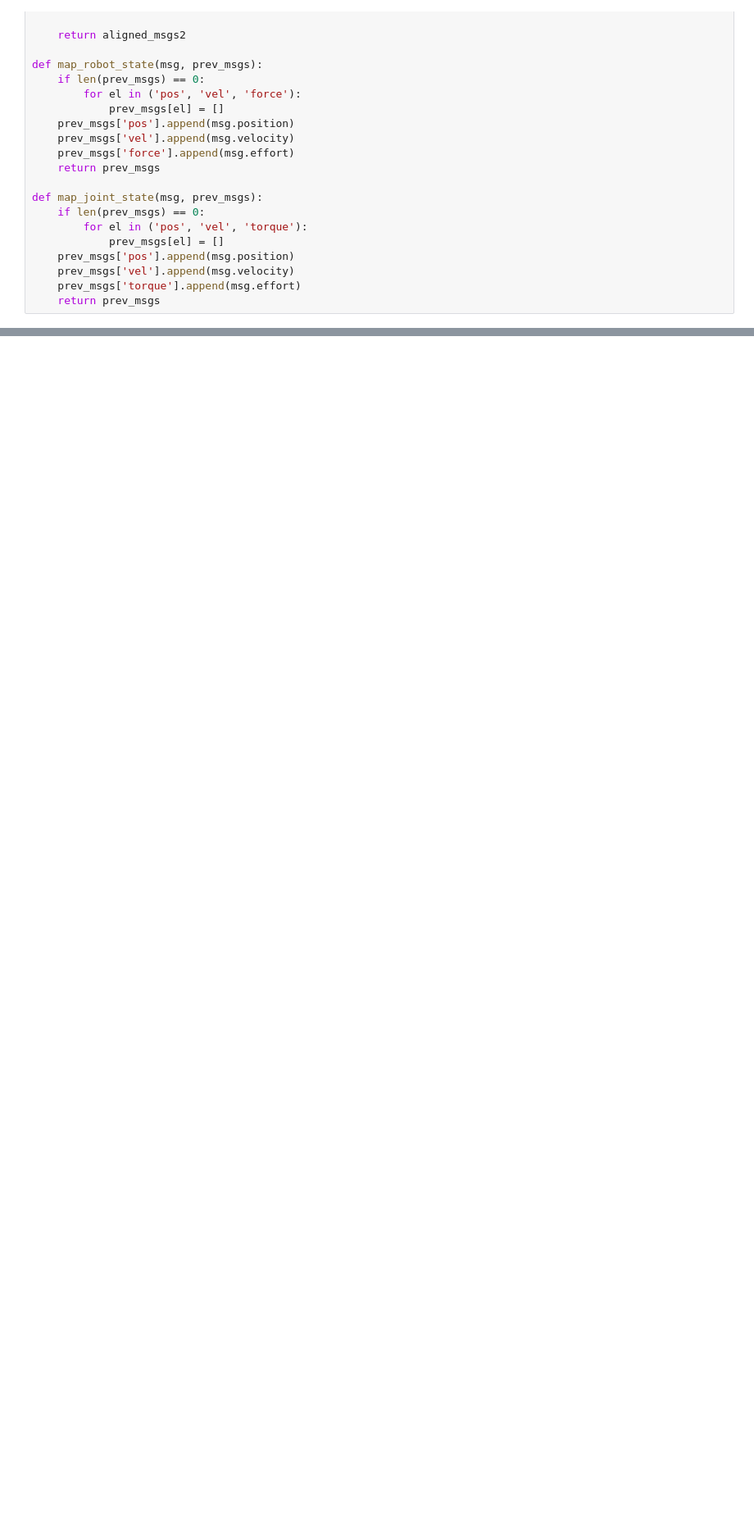
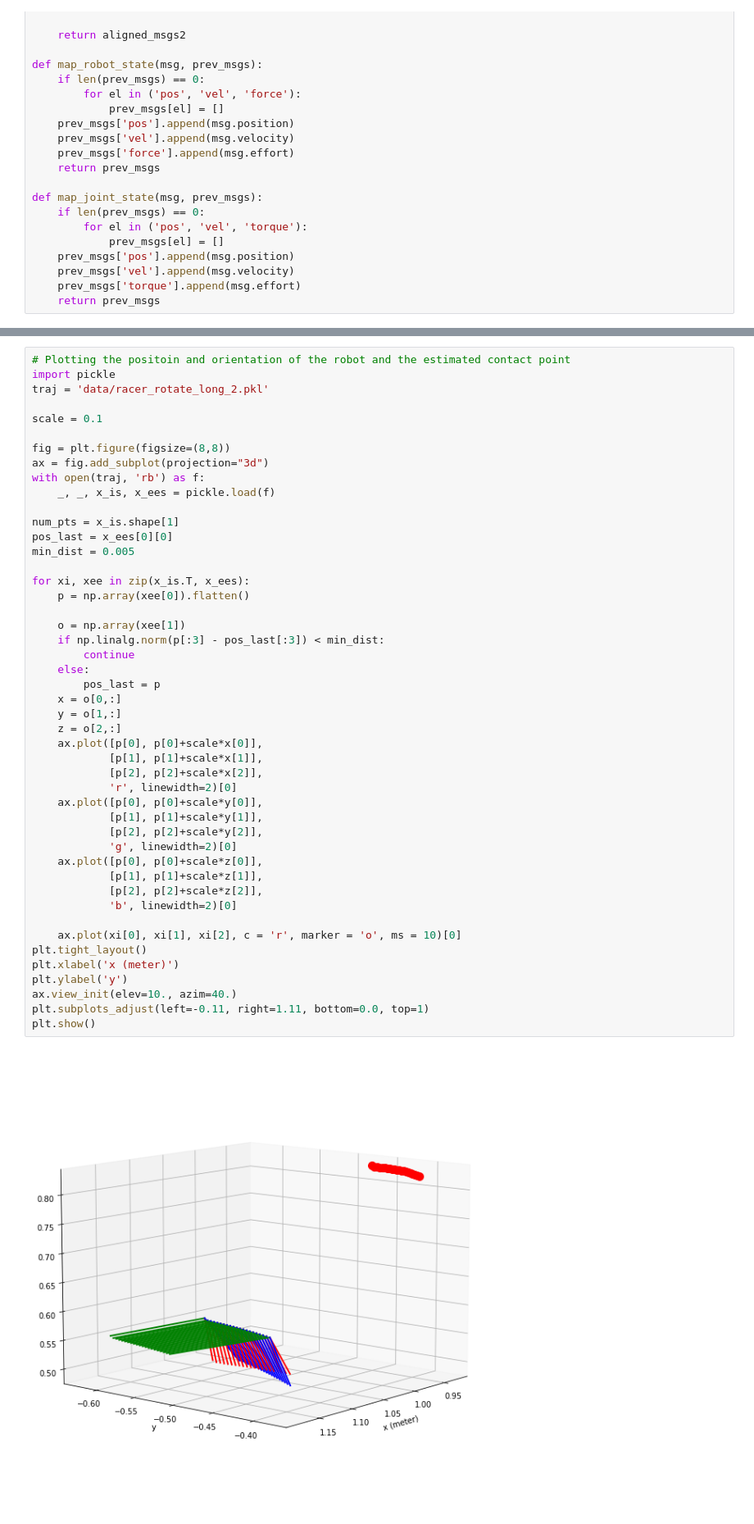
Before and after one commit to khaninger/full-state-estimator, a Jupyter notebook: rosbag_plot.ipynb, the cells around one changed output, grey strips where cells are left out. Shown at 82% size. Saved outputs shown, nothing was run; the diff lists cells and outputs as text; blank space fills up the shorter version.

Commit message:
Updating plotting

```diff
--- a/rosbag_plot.ipynb
+++ b/rosbag_plot.ipynb
@@ -104,0 +102,49 @@ Loading ros bag data/valid.bag  with 10729 msgs on topic /observer_jt
+# %%
+# Plotting the positoin and orientation of the robot and the estimated contact point
+import pickle
+traj = 'data/racer_rotate_long_2.pkl'
+
+scale = 0.1
+
+fig = plt.figure(figsize=(8,8))
+ax = fig.add_subplot(projection="3d")
+with open(traj, 'rb') as f:
+    _, _, x_is, x_ees = pickle.load(f)
+
+num_pts = x_is.shape[1]
+pos_last = x_ees[0][0]
+min_dist = 0.005
+
+for xi, xee in zip(x_is.T, x_ees):
+    p = np.array(xee[0]).flatten()
+
+    o = np.array(xee[1])
+    if np.linalg.norm(p[:3] - pos_last[:3]) < min_dist:
+        continue
+    else:
+        pos_last = p
+    x = o[0,:]
+    y = o[1,:]
+    z = o[2,:]
+    ax.plot([p[0], p[0]+scale*x[0]],
+            [p[1], p[1]+scale*x[1]],
+            [p[2], p[2]+scale*x[2]],
+            'r', linewidth=2)[0]
+    ax.plot([p[0], p[0]+scale*y[0]],
+            [p[1], p[1]+scale*y[1]],
+            [p[2], p[2]+scale*y[2]],
+            'g', linewidth=2)[0]
+    ax.plot([p[0], p[0]+scale*z[0]],
+            [p[1], p[1]+scale*z[1]],
+            [p[2], p[2]+scale*z[2]],
+            'b', linewidth=2)[0]
+
+    ax.plot(xi[0], xi[1], xi[2], c = 'r', marker = 'o', ms = 10)[0]
+plt.tight_layout()
+plt.xlabel('x (meter)')
+plt.ylabel('y')
+ax.view_init(elev=10., azim=40.)
+plt.subplots_adjust(left=-0.11, right=1.11, bottom=0.0, top=1)
+plt.show()
+# %% [output]
+[figure, added]
```
Also changed, not shown: parts of 1 cell of this notebook, 8 other files.
